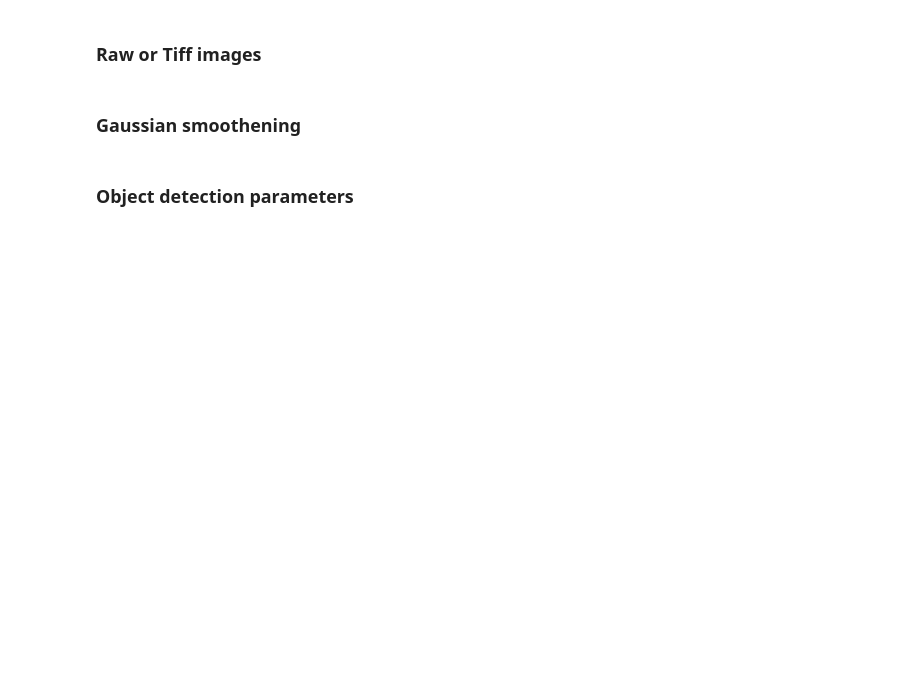
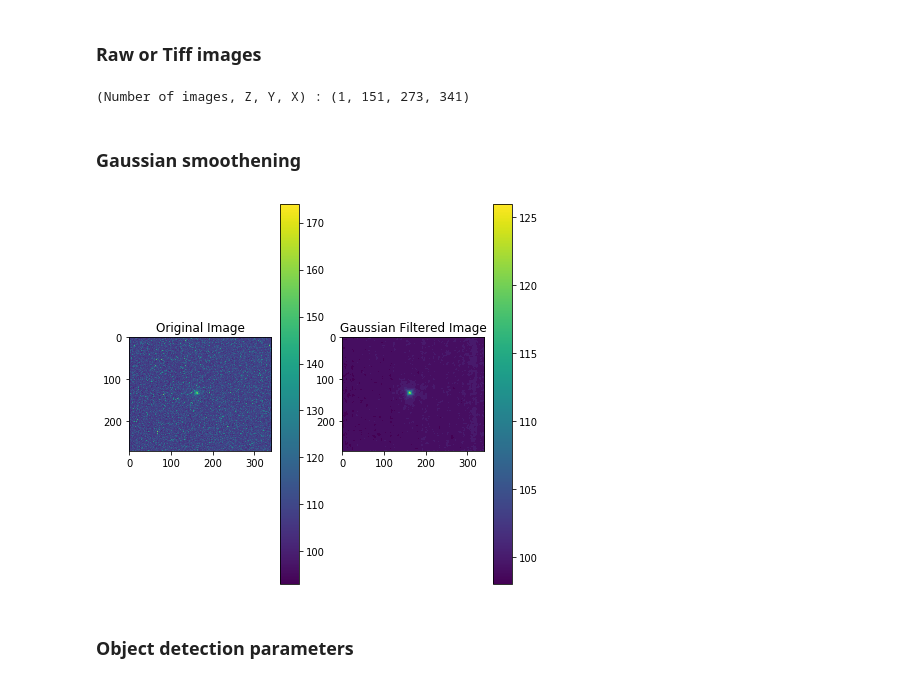
Before and after one commit to debayansaha102/DeepLearning, a Jupyter notebook: BeadDetectionAndAnalysis.ipynb, the cells around one changed output. Drawn from its saved outputs; the diff is of its cells as text; code cells hidden in the pictures; blank space fills up the shorter version.

```diff
--- a/BeadDetectionAndAnalysis.ipynb
+++ b/BeadDetectionAndAnalysis.ipynb
@@ -323,9 +342,9 @@ def visaulizeBeads(img,z,y,x,zLimit,yLimit,xLimit):
 # %%
 # Input cell
 
-folder = "D://Data//2018-09-07-12-59-48-33-RandomZernikeAstigmationBeads//stacks//C0L0"
-ext = ".raw"
-parameterSettingmode = False; #the mode of operation. When you are setting the parameters make it True.
+folder = os.path.join("D:","Data","2018-09-19-14-07-24-96-RandomZernikeAstigmation","stacks","TrainingBead")
+ext = ".tif"
+parameterSettingmode = True; #the mode of operation. When you are setting the parameters make it True.
                              #When you want to process all images in a folder make it false
 # %%
 # Output cell
@@ -359,7 +382,7 @@ We are in folder processing mode:  working on all the images in the folder
 # %%
 # Input cell
 
-isFileTypeRaw = True;
+isFileTypeRaw = False;
 
 #Change these numbers only if isFileTypeRaw: True
 zdim = 401
@@ -373,6 +396,8 @@ for i in range(numberOfImages):
     img[i] = loadImage(files[i],isFileTypeRaw,401,1024,1024)
 img = np.array(img)
 print("(Number of images, Z, Y, X) : %s"%(img.shape,))
+# %% [output]
+(Number of images, Z, Y, X) : (1, 151, 273, 341)
 # %% [markdown]
 ### Gaussian smoothening
 # %%
@@ -382,16 +407,20 @@ gaussianFilterSize = 2
 # %%
 # Output Cell
 
 gImg = [filters.gaussian_filter(i,gaussianFilterSize) for i in img]
 
 if(parameterSettingmode):
     plt.figure(figsize=(7,7))
     plt.subplot(1,2,1)
     plt.imshow(np.max(img[0],0))
     plt.title("Original Image")
+    plt.colorbar()
     plt.subplot(1,2,2)
     plt.imshow(np.max(gImg[0],0))
-    plt.title("Gaussina Filtered Image")
+    plt.title("Gaussian Filtered Image")
+    plt.colorbar()
+# %% [output]
+[figure, added]
 # %% [markdown]
 ### Object detection parameters
 # %%
```
Also changed, not shown: parts of 10 cells of this notebook.
